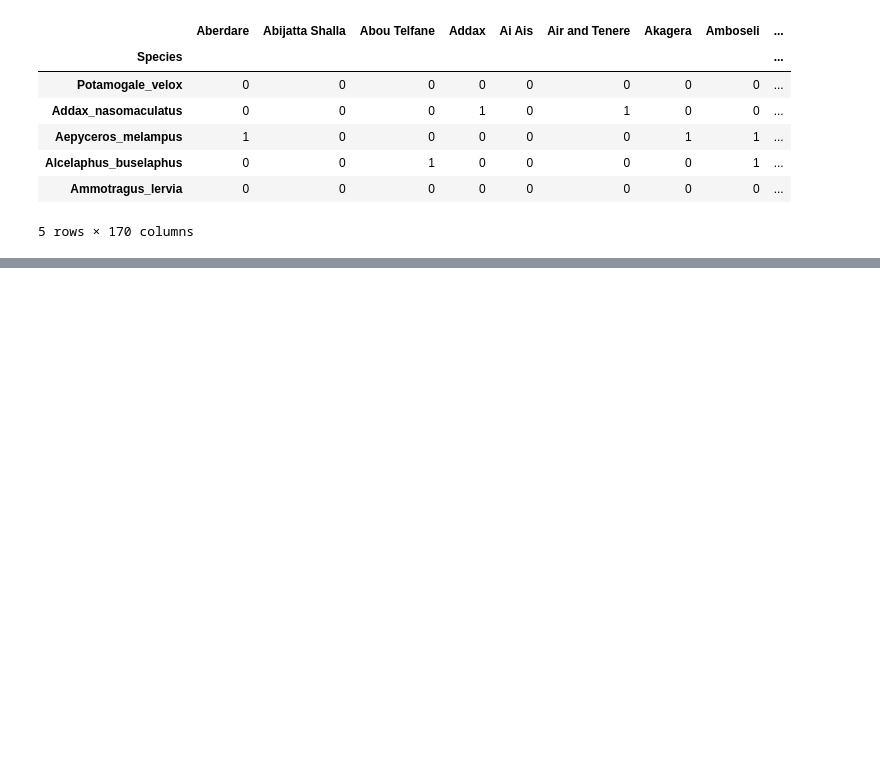
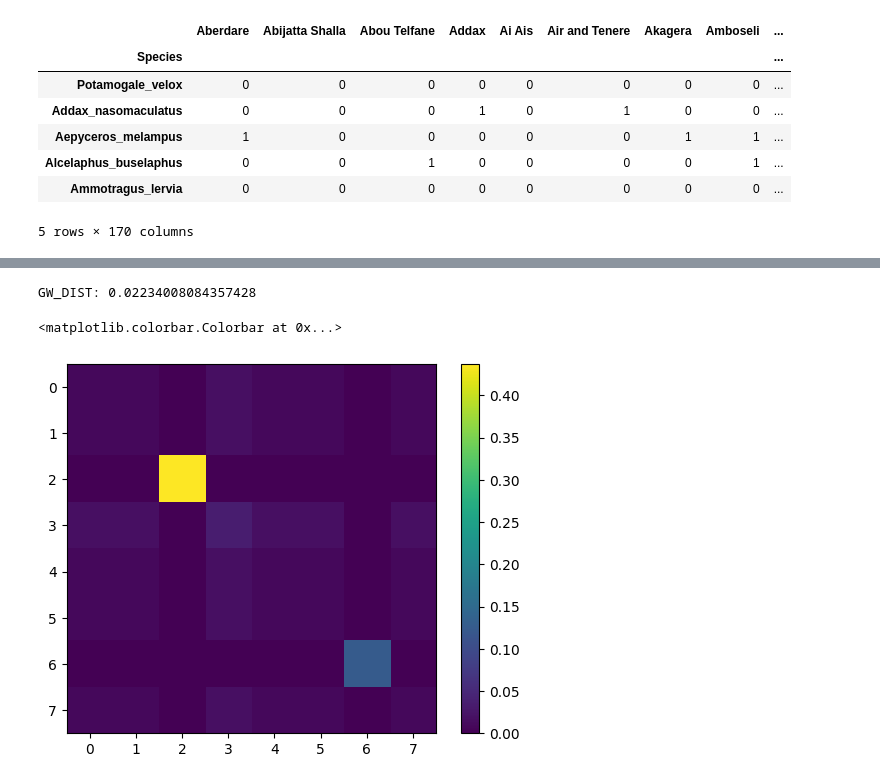
Before and after one commit to KataTech/Relational-Factorization-Model, a Jupyter notebook: notebooks/process_foodwebs.ipynb, the cells around one changed output, grey strips where cells are left out. Saved outputs shown, nothing was run; the diff lists cells and outputs as text; code cells hidden in the pictures; blank space fills up the shorter version.

```diff
--- a/notebooks/process_foodwebs.ipynb
+++ b/notebooks/process_foodwebs.ipynb
@@ -72,0 +90,13 @@ https://ros-developer.com/2017/12/16/populating-directed-graph-networkx-csv-adja
+# %%
+# save the location_to_nx_graph mapping
+filename_pkl = os.path.join('/data/Food Web/foodweb_loc2nxgraph.pkl')
+with open(filename_pkl, 'wb') as f:
+    pickle.dump(location2graph, f)
+# %%
+# run experiment on computing gromov-wasserstein distance for smallest food web
+de_id_graph = nx.convert_node_labels_to_integers(smallest_graph)
+p, cost, _ = DataIO.extract_graph_info_dense(de_id_graph)
+# cost = nx.floyd_warshall_numpy(smallest_graph)
+p = p.flatten()
+p /= np.sum(p)
+nx.to_numpy_array(de_id_graph)
@@ -72,0 +112,10 @@ https://ros-developer.com/2017/12/16/populating-directed-graph-networkx-csv-adja
+# %%
+trans, info = ot.gromov.entropic_gromov_wasserstein(cost, cost, p, p, loss_fun="square_loss", epsilon=0.01, log=True, max_iter=5000)
+gw_dist = info["gw_dist"]
+print(f"GW_DIST: {gw_dist}")
+plt.imshow(trans)
+plt.colorbar()
+# %% [output]
+GW_DIST: 0.02234008084357428
+<matplotlib.colorbar.Colorbar at 0x...>
+[figure, added]
```
Also changed, not shown: parts of 14 cells of this notebook, 9 other files.
